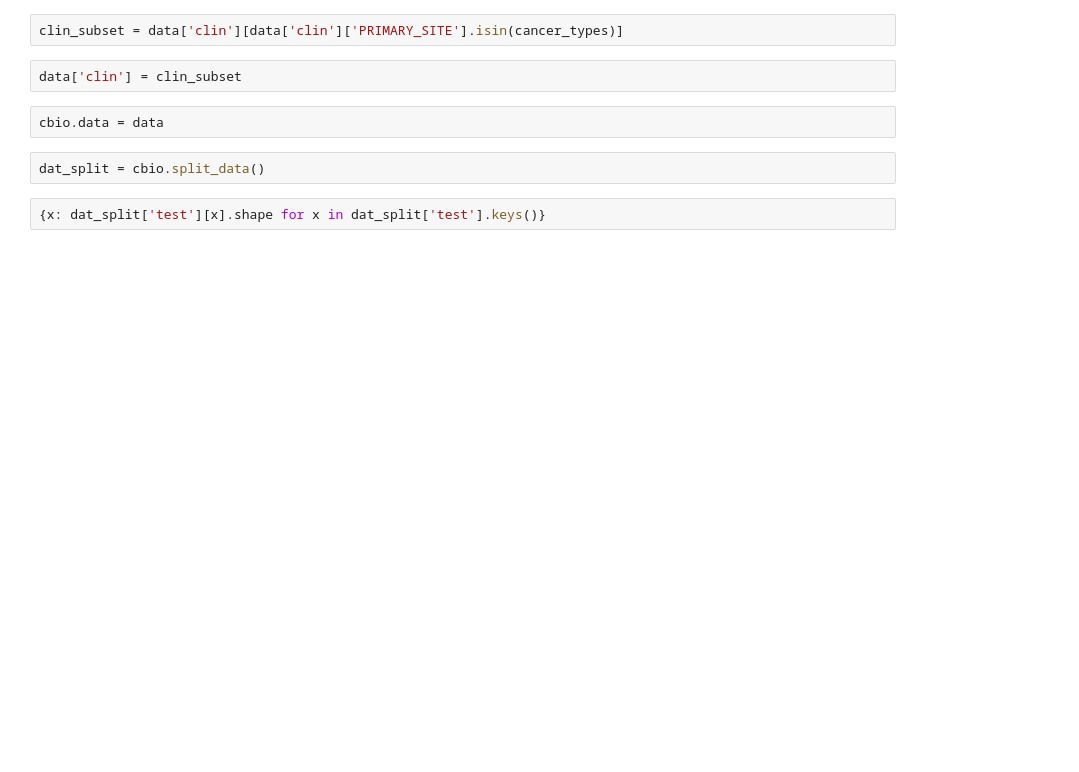
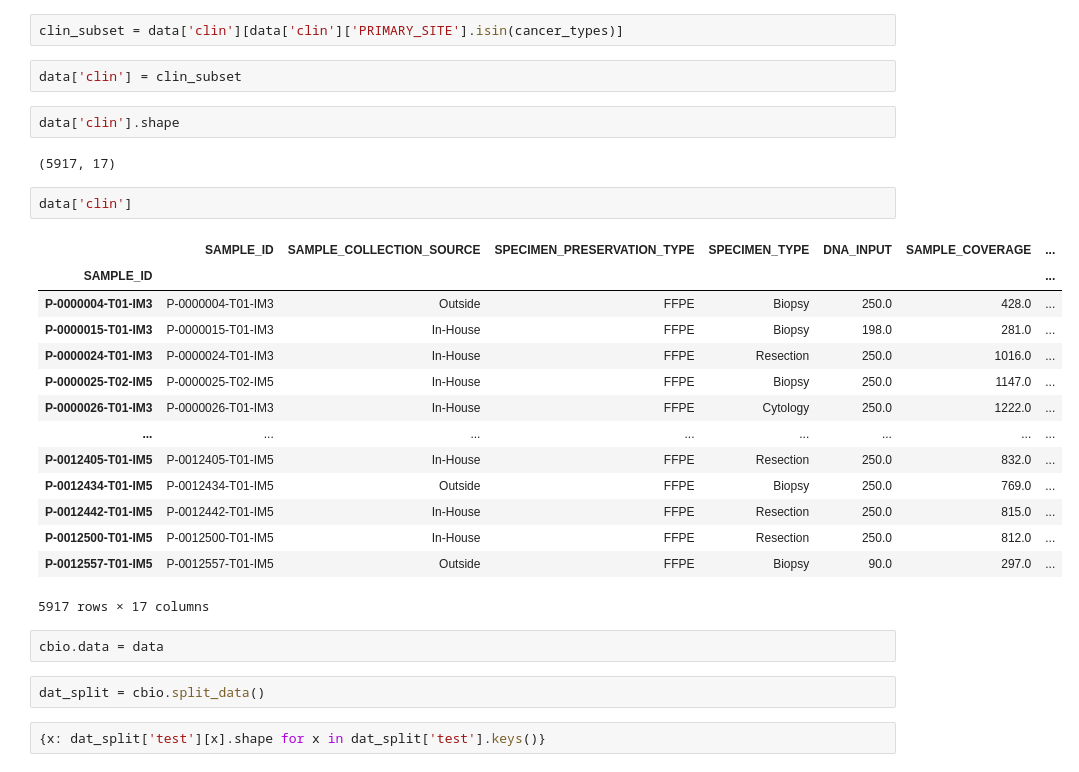
Before and after one commit to theSamurai1997/compgen_course_2025_module3_my_session, a Jupyter notebook: other_tutorials/cbioportal.ipynb, the cells around one changed output. Cells and saved outputs as stored; diff of their text form; blank space fills up the shorter version.

```diff
--- a/other_tutorials/cbioportal.ipynb
+++ b/other_tutorials/cbioportal.ipynb
@@ -37,6 +116,27 @@ cancer_types
 clin_subset = data['clin'][data['clin']['PRIMARY_SITE'].isin(cancer_types)]
 # %%
 data['clin'] = clin_subset
+# %%
+data['clin'].shape
+# %% [output]
+(5917, 17)
+# %%
+data['clin']
+# %% [output]
+|  | SAMPLE_ID | SAMPLE_COLLECTION_SOURCE | SPECIMEN_PRESERVATION_TYPE | SPECIMEN_TYPE | DNA_INPUT | SAMPLE_COVERAGE | ... |
+| SAMPLE_ID |  |  |  |  |  |  | ... |
+| P-0000004-T01-IM3 | P-0000004-T01-IM3 | Outside | FFPE | Biopsy | 250.0 | 428.0 | ... |
+| P-0000015-T01-IM3 | P-0000015-T01-IM3 | In-House | FFPE | Biopsy | 198.0 | 281.0 | ... |
+| P-0000024-T01-IM3 | P-0000024-T01-IM3 | In-House | FFPE | Resection | 250.0 | 1016.0 | ... |
+| P-0000025-T02-IM5 | P-0000025-T02-IM5 | In-House | FFPE | Biopsy | 250.0 | 1147.0 | ... |
+| P-0000026-T01-IM3 | P-0000026-T01-IM3 | In-House | FFPE | Cytology | 250.0 | 1222.0 | ... |
+| ... | ... | ... | ... | ... | ... | ... | ... |
+| P-0012405-T01-IM5 | P-0012405-T01-IM5 | In-House | FFPE | Resection | 250.0 | 832.0 | ... |
+| P-0012434-T01-IM5 | P-0012434-T01-IM5 | Outside | FFPE | Biopsy | 250.0 | 769.0 | ... |
+| P-0012442-T01-IM5 | P-0012442-T01-IM5 | In-House | FFPE | Resection | 250.0 | 815.0 | ... |
+| P-0012500-T01-IM5 | P-0012500-T01-IM5 | In-House | FFPE | Resection | 250.0 | 812.0 | ... |
+| P-0012557-T01-IM5 | P-0012557-T01-IM5 | Outside | FFPE | Biopsy | 90.0 | 297.0 | ... |
+5917 rows × 17 columns
 # %%
 cbio.data = data
 # %%
```
Also changed, not shown: parts of 17 cells of this notebook.
